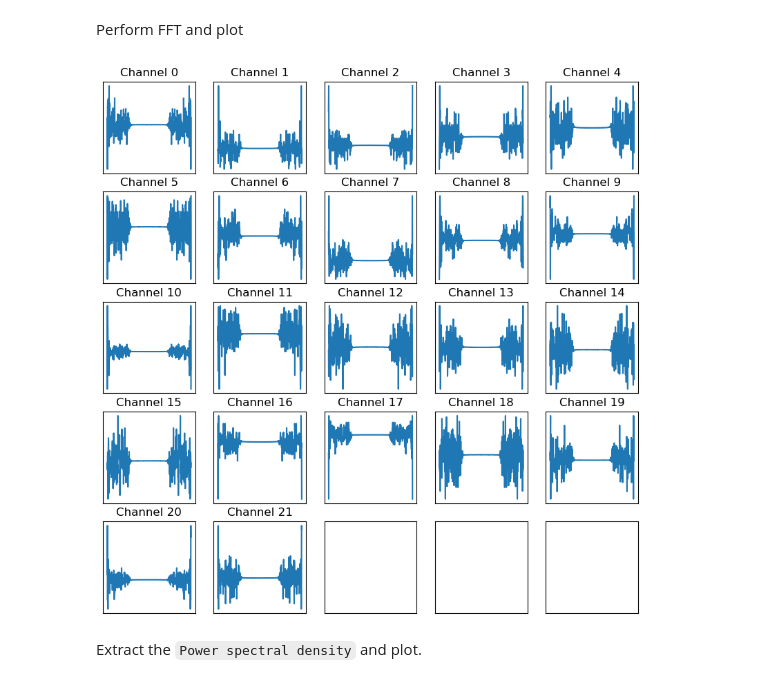
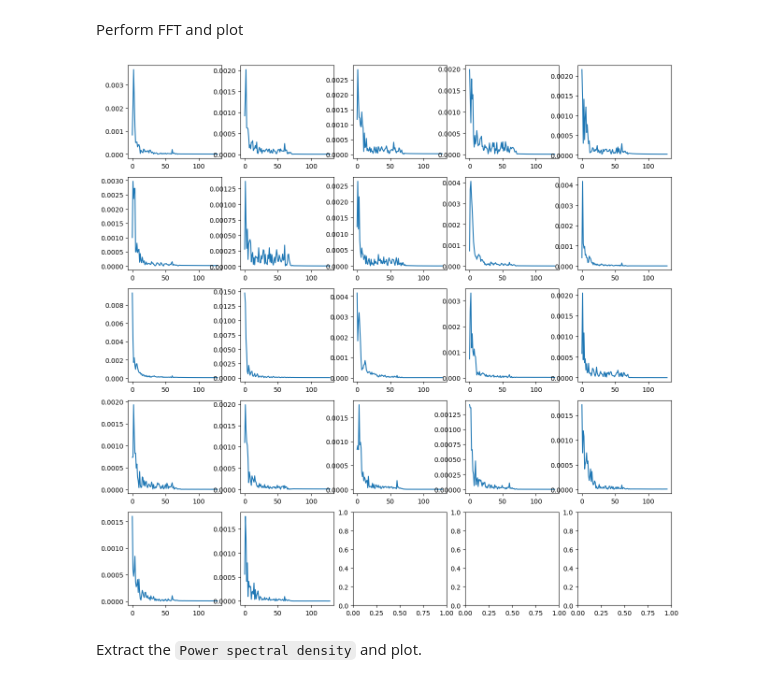
Before and after one commit to FrexG/EEG-Seizure-Detection, a Jupyter notebook: notebooks/4.0-pre-processing-feature-extraction.ipynb, the cells around one changed output. Drawn from its saved outputs; the diff is of its cells as text; code cells hidden in the pictures.

```diff
--- a/notebooks/4.0-pre-processing-feature-extraction.ipynb
+++ b/notebooks/4.0-pre-processing-feature-extraction.ipynb
@@ -44,10 +52,12 @@ plot_channels(x)
 # %% [markdown]
 Perform FFT and plot
-# %%
-x_fft = torch.fft.fft(x,norm="ortho", dim=-1)
-plot_channels(x_fft.real)
-# %% [output]
-[figure, removed]
+# %%
+x_fft = np.abs(np.fft.rfft(x, axis=-1))
+#x_fft = x_fft[...,10:50]
+#x_fft = torch.log10(x_fft)
+plot_channels(x_fft)
+# %% [output]
+[figure, added]
 # %% [markdown]
 Extract the `Power spectral density` and plot.
 # %%
```
Also changed, not shown: parts of 17 cells of this notebook, 1 other file.
